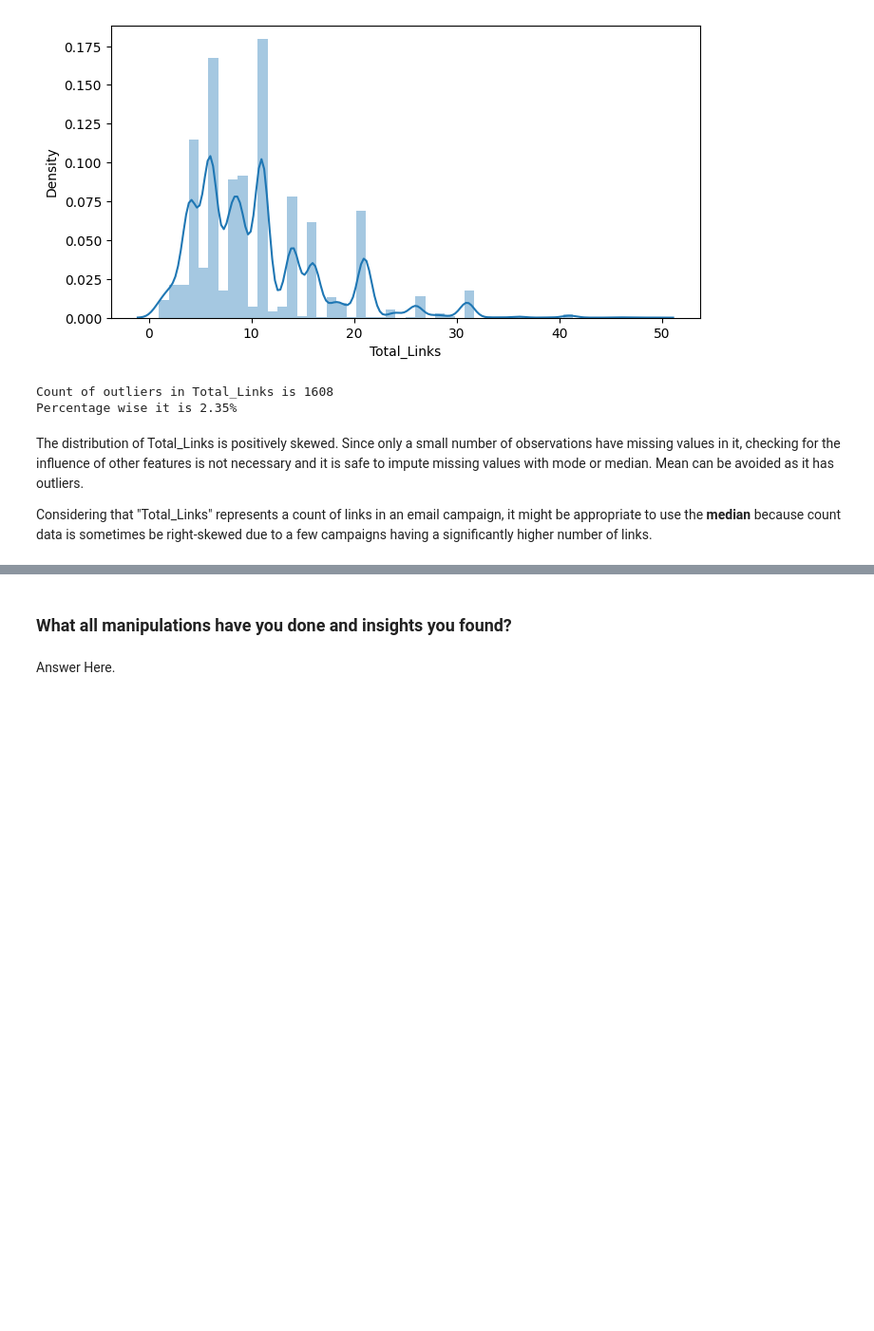
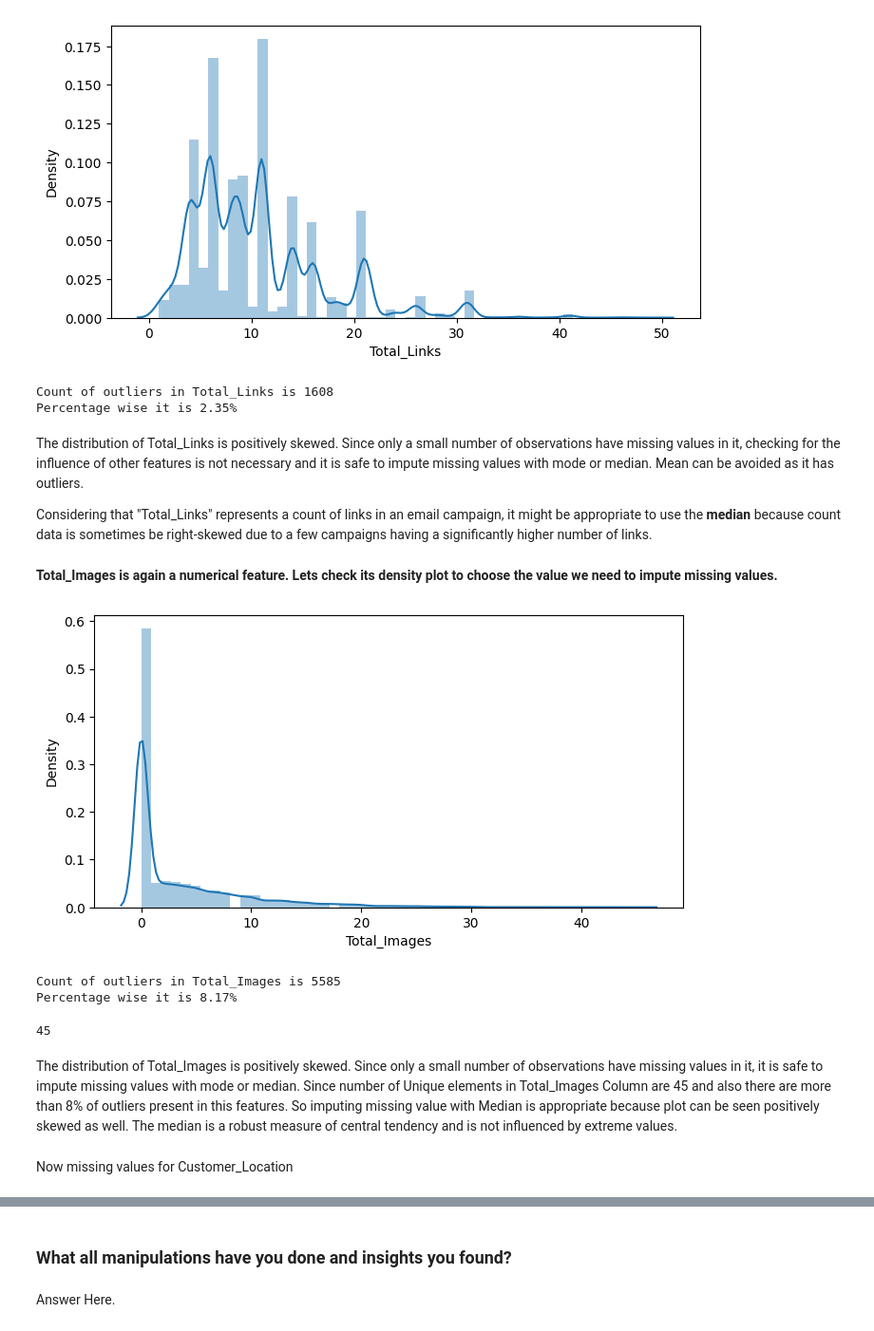
Before and after one commit to dipakpatil2001/Email-Campaign-Effectivene---Classificationss-Prediction, a Jupyter notebook: Email_Campaign_Effectiveness_Prediction.ipynb, the cells around one changed output, grey strips where cells are left out. Shown at 95% size. Cells and saved outputs as stored; diff of their text form; code cells hidden in the pictures; blank space fills up the shorter version.

```diff
--- a/Email_Campaign_Effectiveness_Prediction.ipynb
+++ b/Email_Campaign_Effectiveness_Prediction.ipynb
@@ -467,3 +464,21 @@ Considering that "Total_Links" represents a count of links in an email campaign,
 # %%
 # filling the missing values with median
 df.Total_Links.fillna(value=df.Total_Links.median(), inplace=True)
+# %% [markdown]
+**Total_Images is again a numerical feature. Lets check its density plot to choose the value we need to impute missing values.**
+# %%
+generate_density_plot(df,'Total_Images')
+# %% [output]
+[figure, added]
+# %%
+outliers, percentage = get_outlier_count_and_percentage(df,'Total_Images')
+print(f"Count of outliers in Total_Images is {outliers} \nPercentage wise it is {percentage}%")
+# %% [output]
+Count of outliers in Total_Images is 5585
+Percentage wise it is 8.17%
+# %%
+df.Total_Images.nunique()
+# %% [output]
+45
+# %% [markdown]
+The distribution of Total_Images is positively skewed. Since only a small number of observations have missing values in it, it is safe to impute missing values with mode or median. Since number of Unique elements in Total_Images Column are 45 and also there are more than 8% of outliers present in this features. So imputing missing value with Median is appropriate because plot can be seen positively skewed as well. The median is a robust measure of central tendency and is not influenced by extreme values.
@@ -469,0 +487,2 @@ df.Total_Links.fillna(value=df.Total_Links.median(), inplace=True)
+# %% [markdown]
+Now missing values for Customer_Location
```
Also changed, not shown: parts of 6 cells of this notebook.
